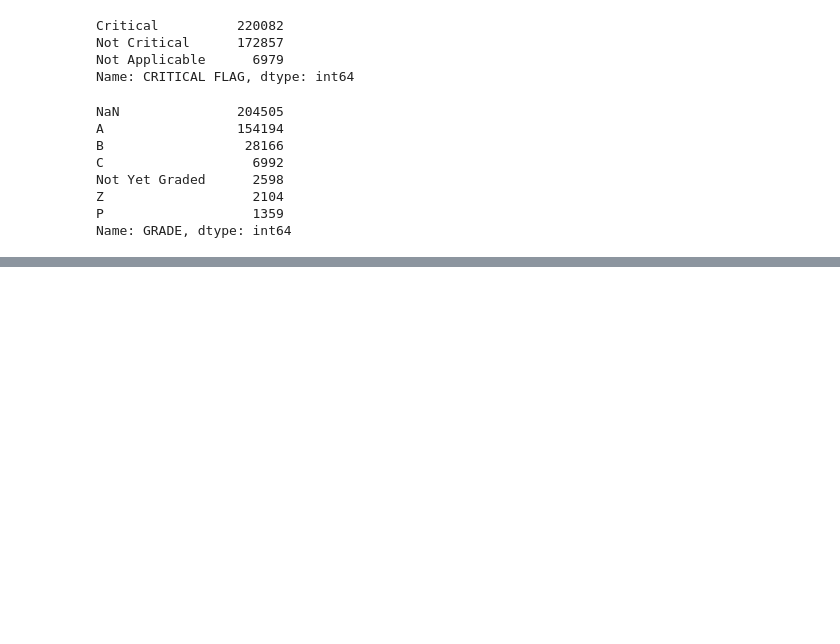
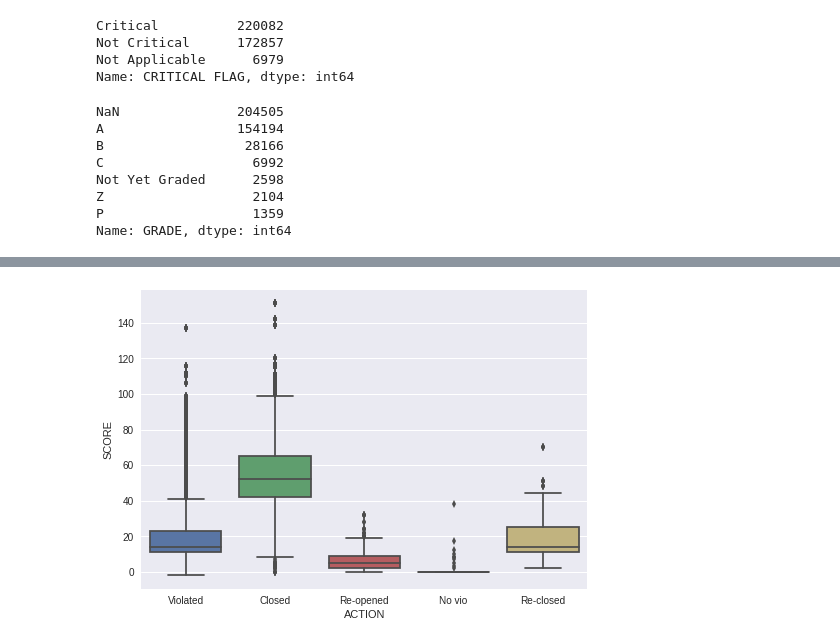
Before and after one commit to aunz/Insight-Data-Science-Challenge, a Jupyter notebook: NYC_Restaurant_Inspections.ipynb, the cells around one changed output, grey strips where cells are left out. Saved outputs shown, nothing was run; the diff lists cells and outputs as text; code cells hidden in the pictures; blank space fills up the shorter version.

```diff
--- a/NYC_Restaurant_Inspections.ipynb
+++ b/NYC_Restaurant_Inspections.ipynb
@@ -160,0 +177,5 @@ Name: GRADE, dtype: int64
+# %%
+ax = sns.boxplot(data['ACTION'], data['SCORE'])
+ax.set_xticklabels(['Violated', 'Closed', 'Re-opened', 'No vio', 'Re-closed']);
+# %% [output]
+[figure, added]
```
Also changed, not shown: parts of 10 cells of this notebook.
